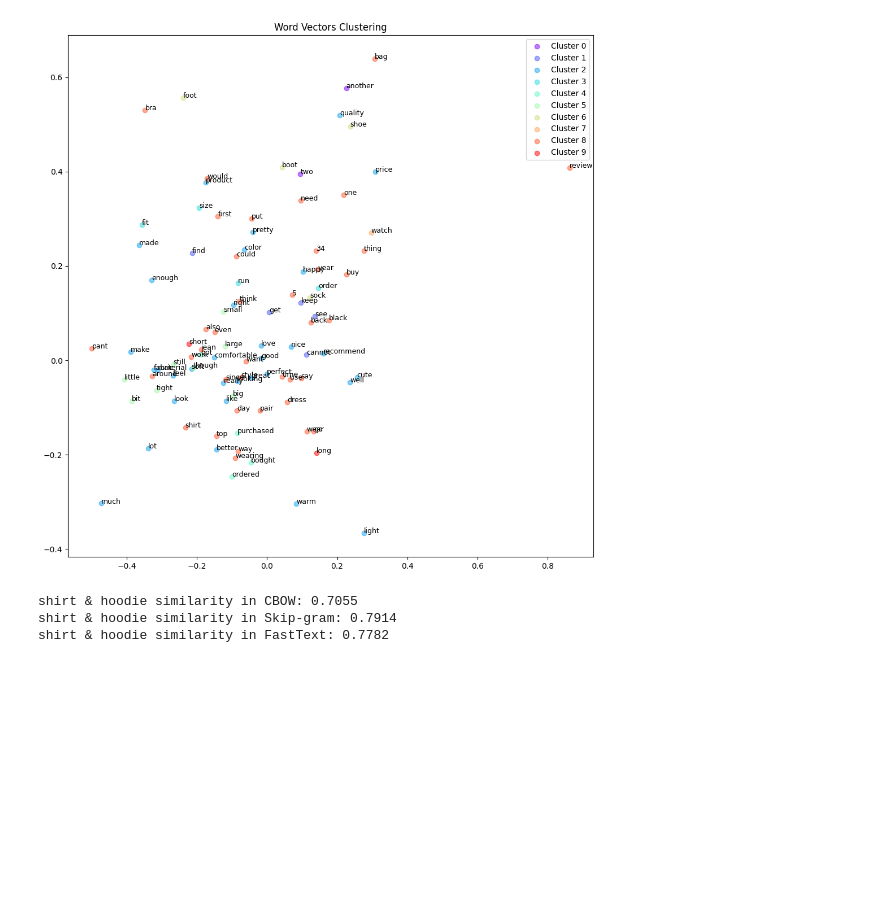
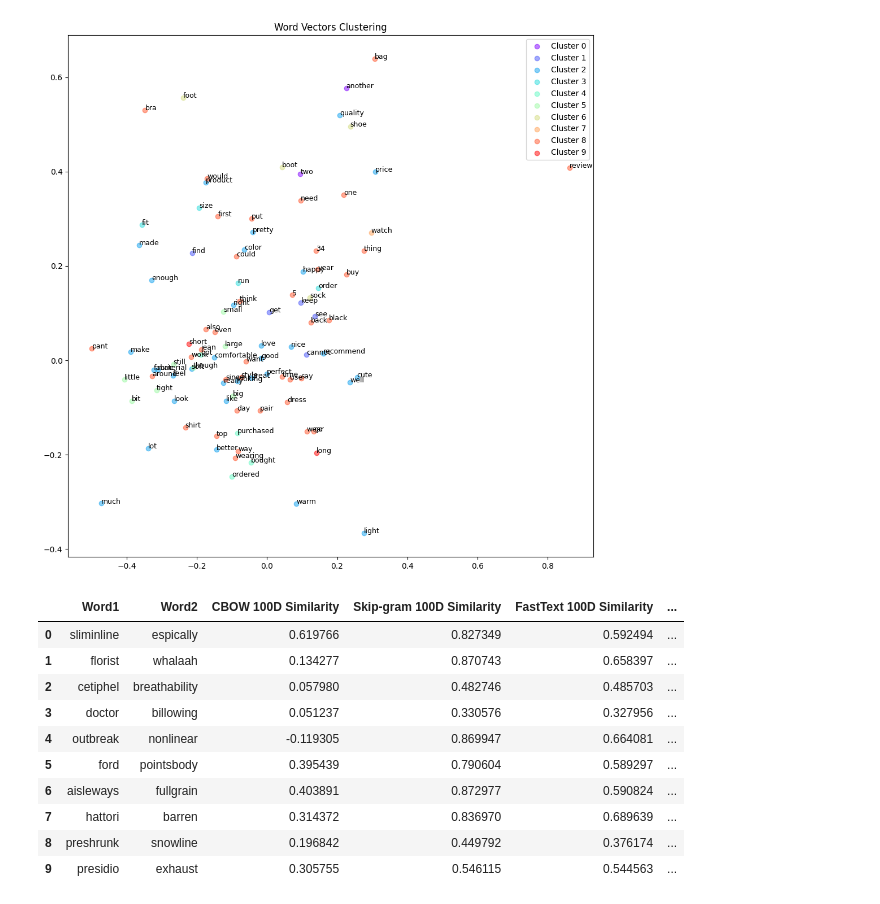
Before and after one commit to awakn123/CS6120NLP, a Jupyter notebook: A3/Part12.ipynb, the cells around one changed output. Saved outputs shown, nothing was run; the diff lists cells and outputs as text; code cells hidden in the pictures; blank space fills up the shorter version.

```diff
--- a/A3/Part12.ipynb
+++ b/A3/Part12.ipynb
@@ -288,21 +309,46 @@ fasttext_clusters = cluster_and_plot_words(fasttext_vectors, words, n_clusters=1
 [figure]
 [figure]
 [figure]
-# %%
-# Similarity Analysis
-# Compute the cosine similarity between word vectors
-from scipy.spatial.distance import cosine
-
-def compare_similarity(word1, word2, model1, model2, model3, model_name1='CBOW', model_name2='Skip-gram', model_name3='FastText'):
-    similarity1 = 1 - cosine(model1.wv[word1], model1.wv[word2])
-    similarity2 = 1 - cosine(model2.wv[word1], model2.wv[word2])
-    similarity3 = 1 - cosine(model3.wv[word1], model3.wv[word2])
-    print(f'{word1} & {word2} similarity in {model_name1}: {similarity1:.4f}')
-    print(f'{word1} & {word2} similarity in {model_name2}: {similarity2:.4f}')
-    print(f'{word1} & {word2} similarity in {model_name3}: {similarity3:.4f}')
-
-compare_similarity('shirt', 'hoodie', cbow_model, skipgram_model, fasttext_model)
-# %% [output]
-shirt & hoodie similarity in CBOW: 0.7055
-shirt & hoodie similarity in Skip-gram: 0.7914
-shirt & hoodie similarity in FastText: 0.7782
+# %%
+# Similarity Analysis
+# Compute the cosine similarity between word vectors
+from scipy.spatial.distance import cosine
+from itertools import combinations
+from random import sample
+
+
+vocab = list(cbow_model.wv.index_to_key)
+single_word_vocab = [word for word in vocab if '_' not in word and ' ' not in word]
+selected_words = sample(single_word_vocab, 20)
+pairs = [(selected_words[i], selected_words[i+1]) for i in range(0, 20, 2)]
+
+def compare_similarity(word1, word2, model):
+    similarity = 1 - cosine(model.wv[word1], model.wv[word2])
+    return similarity
+
+def generate_combined_similarity_table(pairs, models):
+    data = []
+    for pair in pairs:
+        word1, word2 = pair
+        similarities = [compare_similarity(word1, word2, model) for model in models]
+        data.append([word1, word2] + similarities)
+
+    column_names = ['Word1', 'Word2'] + [f'{name} Similarity' for name in ['CBOW 100D', 'Skip-gram 100D', 'FastText 100D', 'CBOW 200D', 'Skip-gram 200D', 'FastText 200D', 'CBOW 300D', 'Skip-gram 300D', 'FastText 300D']]
+    return pd.DataFrame(data, columns=column_names)
+
+models = [cbow_model, skipgram_model, fasttext_model, cbow_model_200d, skipgram_model_200d, fasttext_model_200d, cbow_model_300d, skipgram_model_300d, fasttext_model_300d]
+similarity_table = generate_combined_similarity_table(pairs, models)
+
+display(similarity_table)
+# %% [output]
+|  | Word1 | Word2 | CBOW 100D Similarity | Skip-gram 100D Similarity | FastText 100D Similarity | ... |
+| 0 | sliminline | espically | 0.619766 | 0.827349 | 0.592494 | ... |
+| 1 | florist | whalaah | 0.134277 | 0.870743 | 0.658397 | ... |
+| 2 | cetiphel | breathability | 0.057980 | 0.482746 | 0.485703 | ... |
+| 3 | doctor | billowing | 0.051237 | 0.330576 | 0.327956 | ... |
+| 4 | outbreak | nonlinear | -0.119305 | 0.869947 | 0.664081 | ... |
+| 5 | ford | pointsbody | 0.395439 | 0.790604 | 0.589297 | ... |
+| 6 | aisleways | fullgrain | 0.403891 | 0.872977 | 0.590824 | ... |
+| 7 | hattori | barren | 0.314372 | 0.836970 | 0.689639 | ... |
+| 8 | preshrunk | snowline | 0.196842 | 0.449792 | 0.376174 | ... |
+| 9 | presidio | exhaust | 0.305755 | 0.546115 | 0.544563 | ... |
```
Also changed, not shown: parts of 3 cells of this notebook.
